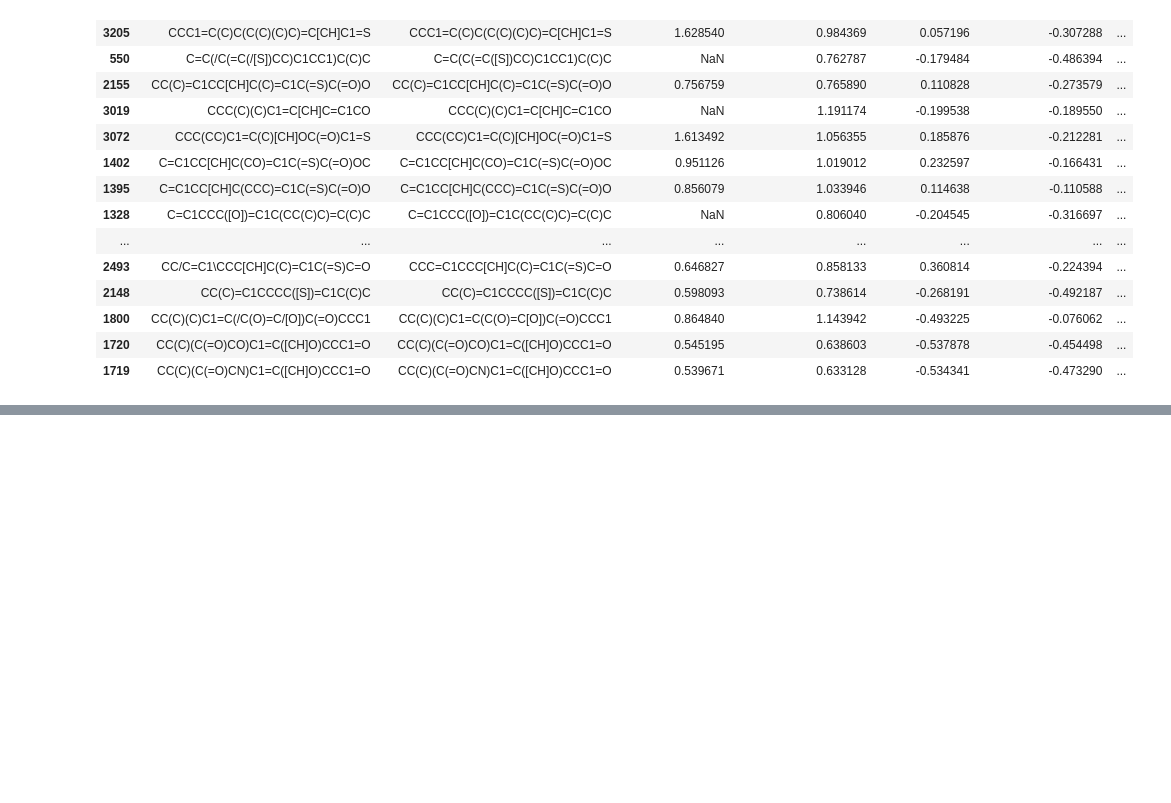
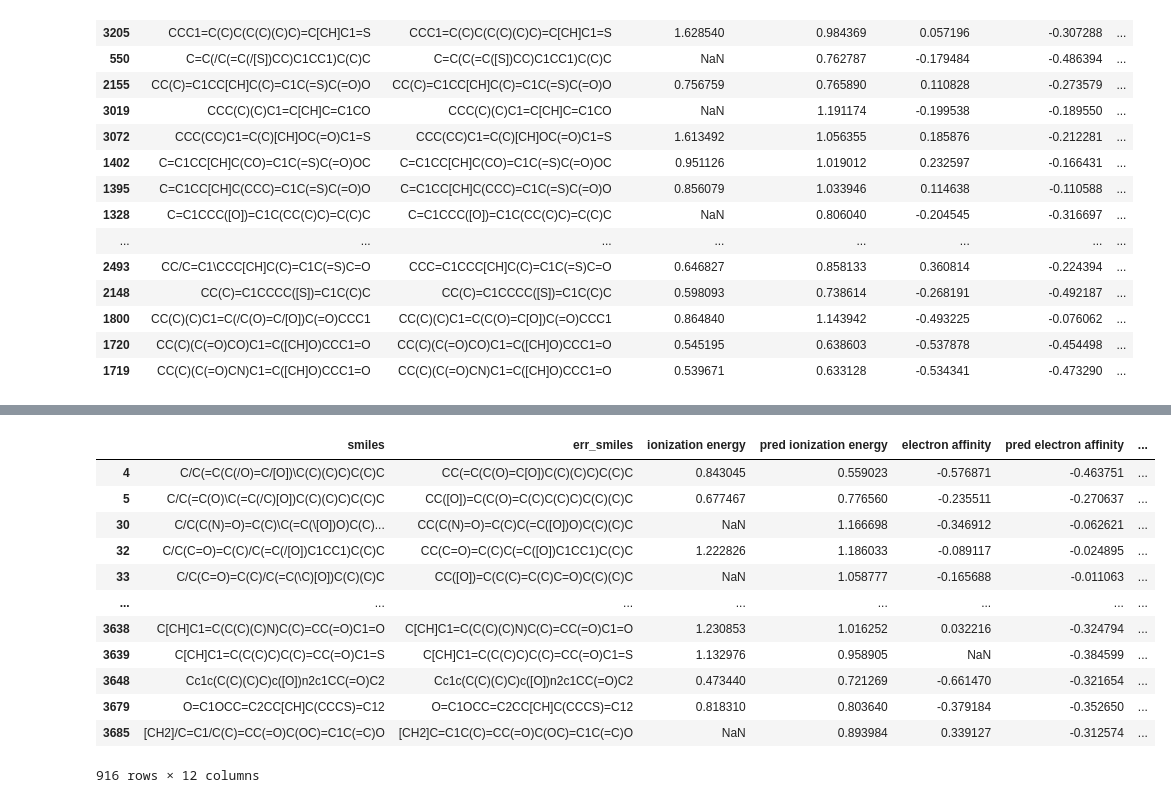
Before and after one commit to NREL/rlmolecule, a Jupyter notebook: stable_radical_optimization/plot_dft_confirmation.ipynb, the cells around one changed output, grey strips where cells are left out. Cells and saved outputs as stored; diff of their text form; code cells hidden in the pictures; blank space fills up the shorter version.

```diff
--- a/stable_radical_optimization/plot_dft_confirmation.ipynb
+++ b/stable_radical_optimization/plot_dft_confirmation.ipynb
@@ -457,0 +468,16 @@ show_png(d.GetDrawingText())
+# %%
+df_renamed
+# %% [output]
+|  | smiles | err_smiles | ionization energy | pred ionization energy | electron affinity | pred electron affinity | ... |
+| 4 | C/C(=C(C(/O)=C/[O])\C(C)(C)C)C(C)C | CC(=C(C(O)=C[O])C(C)(C)C)C(C)C | 0.843045 | 0.559023 | -0.576871 | -0.463751 | ... |
+| 5 | C/C(=C(O)\C(=C(/C)[O])C(C)(C)C)C(C)C | CC([O])=C(C(O)=C(C)C(C)C)C(C)(C)C | 0.677467 | 0.776560 | -0.235511 | -0.270637 | ... |
+| 30 | C/C(C(N)=O)=C(C)\C(=C(\[O])O)C(C)... | CC(C(N)=O)=C(C)C(=C([O])O)C(C)(C)C | NaN | 1.166698 | -0.346912 | -0.062621 | ... |
+| 32 | C/C(C=O)=C(C)/C(=C(/[O])C1CC1)C(C)C | CC(C=O)=C(C)C(=C([O])C1CC1)C(C)C | 1.222826 | 1.186033 | -0.089117 | -0.024895 | ... |
+| 33 | C/C(C=O)=C(C)/C(=C(\C)[O])C(C)(C)C | CC([O])=C(C(C)=C(C)C=O)C(C)(C)C | NaN | 1.058777 | -0.165688 | -0.011063 | ... |
+| ... | ... | ... | ... | ... | ... | ... | ... |
+| 3638 | C[CH]C1=C(C(C)(C)N)C(C)=CC(=O)C1=O | C[CH]C1=C(C(C)(C)N)C(C)=CC(=O)C1=O | 1.230853 | 1.016252 | 0.032216 | -0.324794 | ... |
+| 3639 | C[CH]C1=C(C(C)C)C(C)=CC(=O)C1=S | C[CH]C1=C(C(C)C)C(C)=CC(=O)C1=S | 1.132976 | 0.958905 | NaN | -0.384599 | ... |
+| 3648 | Cc1c(C(C)(C)C)c([O])n2c1CC(=O)C2 | Cc1c(C(C)(C)C)c([O])n2c1CC(=O)C2 | 0.473440 | 0.721269 | -0.661470 | -0.321654 | ... |
+| 3679 | O=C1OCC=C2CC[CH]C(CCCS)=C12 | O=C1OCC=C2CC[CH]C(CCCS)=C12 | 0.818310 | 0.803640 | -0.379184 | -0.352650 | ... |
+| 3685 | [CH2]/C=C1/C(C)=CC(=O)C(OC)=C1C(=C)O | [CH2]C=C1C(C)=CC(=O)C(OC)=C1C(=C)O | NaN | 0.893984 | 0.339127 | -0.312574 | ... |
+916 rows × 12 columns
```
Also changed, not shown: parts of 9 cells of this notebook.
